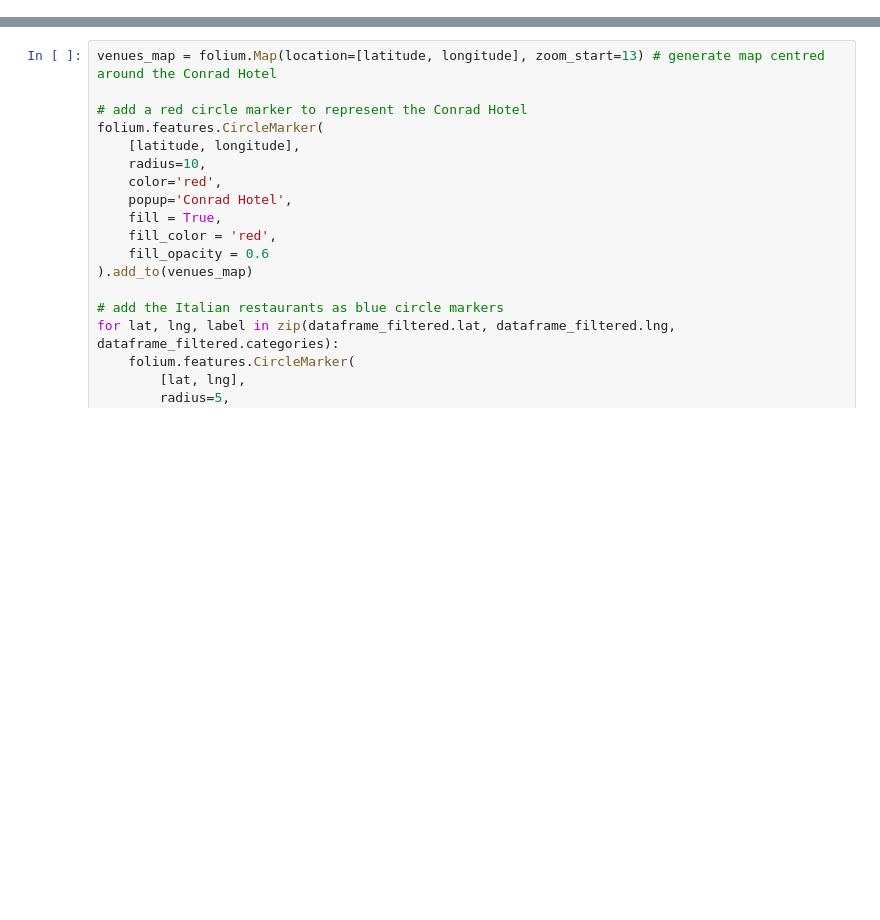
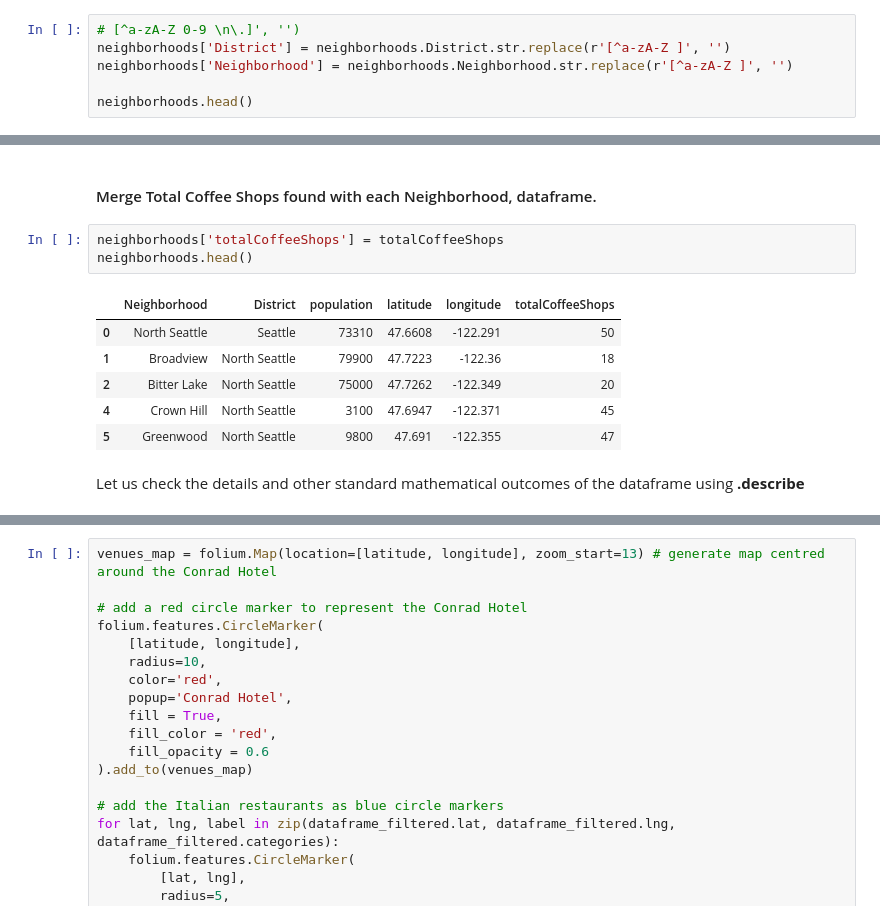
Before and after one commit to nagen1/capstone-project, a Jupyter notebook: Week4&5_FinalProject.ipynb, the cells around one changed output, grey strips where cells are left out. Cells and saved outputs as stored; diff of their text form; blank space fills up the shorter version.

```diff
--- a/Week4&5_FinalProject.ipynb
+++ b/Week4&5_FinalProject.ipynb
@@ -196,0 +159,6 @@ Name: name, dtype: object
+# %%
+# [^a-zA-Z 0-9 \n\.]', '')
+neighborhoods['District'] = neighborhoods.District.str.replace(r'[^a-zA-Z ]', '')
+neighborhoods['Neighborhood'] = neighborhoods.Neighborhood.str.replace(r'[^a-zA-Z ]', '')
+
+neighborhoods.head()
@@ -196,0 +259,14 @@ Name: name, dtype: object
+# %% [markdown]
+#### Merge Total Coffee Shops found with each Neighborhood, dataframe.
+# %%
+neighborhoods['totalCoffeeShops'] = totalCoffeeShops
+neighborhoods.head()
+# %% [output]
+|  | Neighborhood | District | population | latitude | longitude | totalCoffeeShops |
+| 0 | North Seattle | Seattle | 73310 | 47.6608 | -122.291 | 50 |
+| 1 | Broadview | North Seattle | 79900 | 47.7223 | -122.36 | 18 |
+| 2 | Bitter Lake | North Seattle | 75000 | 47.7262 | -122.349 | 20 |
+| 4 | Crown Hill | North Seattle | 3100 | 47.6947 | -122.371 | 45 |
+| 5 | Greenwood | North Seattle | 9800 | 47.691 | -122.355 | 47 |
+# %% [markdown]
+Let us check the details and other standard mathematical outcomes of the dataframe using **.describe**
```
Also changed, not shown: parts of 147 cells of this notebook.
